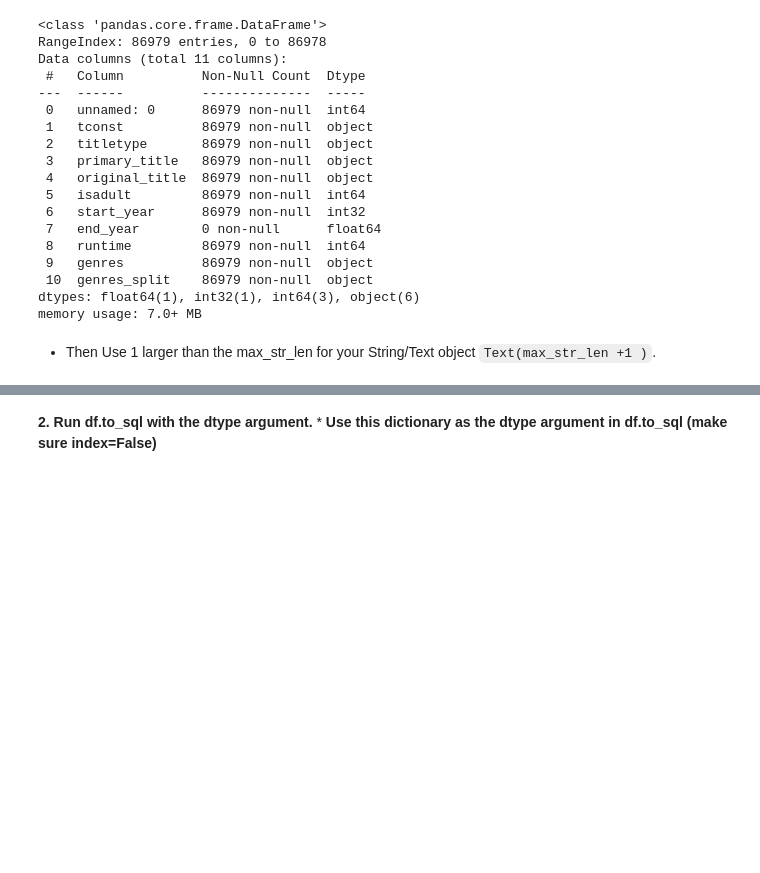
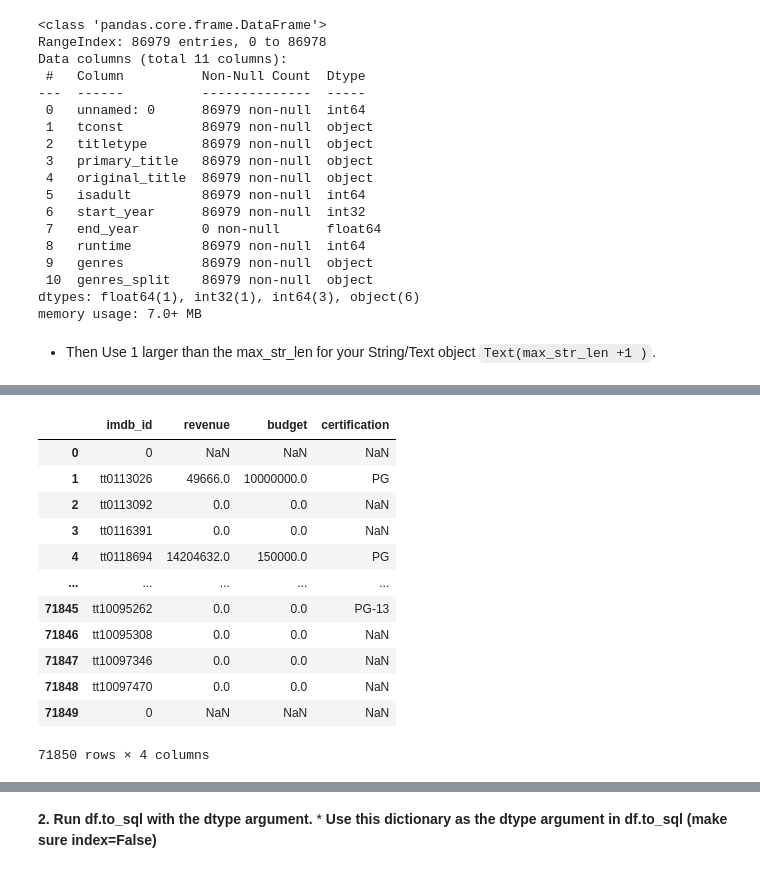
Before and after one commit to eccecarreon/ods-pt-data-enrichment-project, a Jupyter notebook: Project 2 - Part 3B (Core).ipynb, the cells around one changed output, grey strips where cells are left out. Cells and saved outputs as stored; diff of their text form; code cells hidden in the pictures; blank space fills up the shorter version.

```diff
--- a/Project 2 - Part 3B (Core).ipynb
+++ b/Project 2 - Part 3B (Core).ipynb
@@ -553,0 +623,17 @@ df_schema = {
+# %%
+tmdb = tmdb[['imdb_id','revenue','budget','certification']]
+tmdb
+# %% [output]
+|  | imdb_id | revenue | budget | certification |
+| 0 | 0 | NaN | NaN | NaN |
+| 1 | tt0113026 | 49666.0 | 10000000.0 | PG |
+| 2 | tt0113092 | 0.0 | 0.0 | NaN |
+| 3 | tt0116391 | 0.0 | 0.0 | NaN |
+| 4 | tt0118694 | 14204632.0 | 150000.0 | PG |
+| ... | ... | ... | ... | ... |
+| 71845 | tt10095262 | 0.0 | 0.0 | PG-13 |
+| 71846 | tt10095308 | 0.0 | 0.0 | NaN |
+| 71847 | tt10097346 | 0.0 | 0.0 | NaN |
+| 71848 | tt10097470 | 0.0 | 0.0 | NaN |
+| 71849 | 0 | NaN | NaN | NaN |
+71850 rows × 4 columns
```
Also changed, not shown: parts of 29 cells of this notebook, 1 other file.
